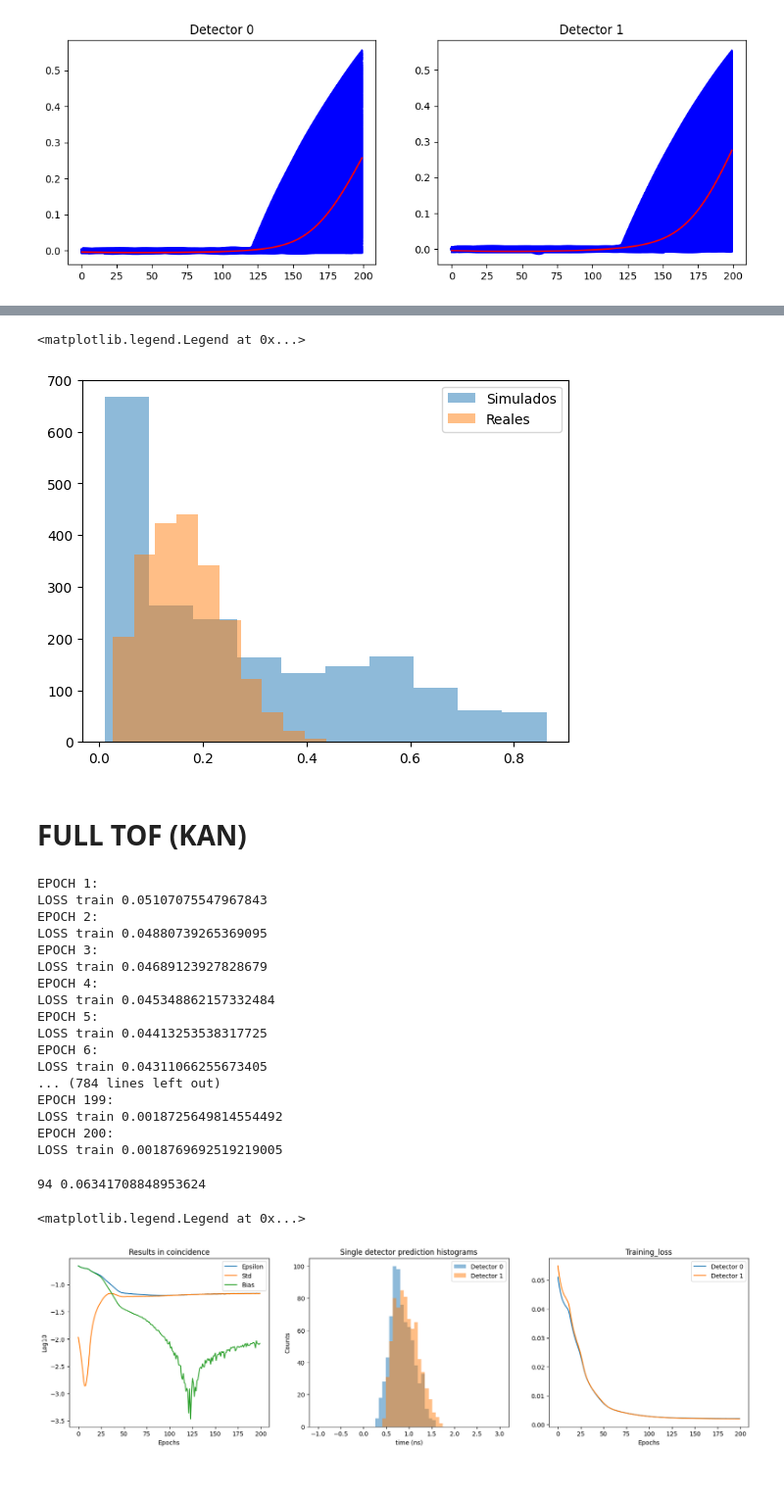
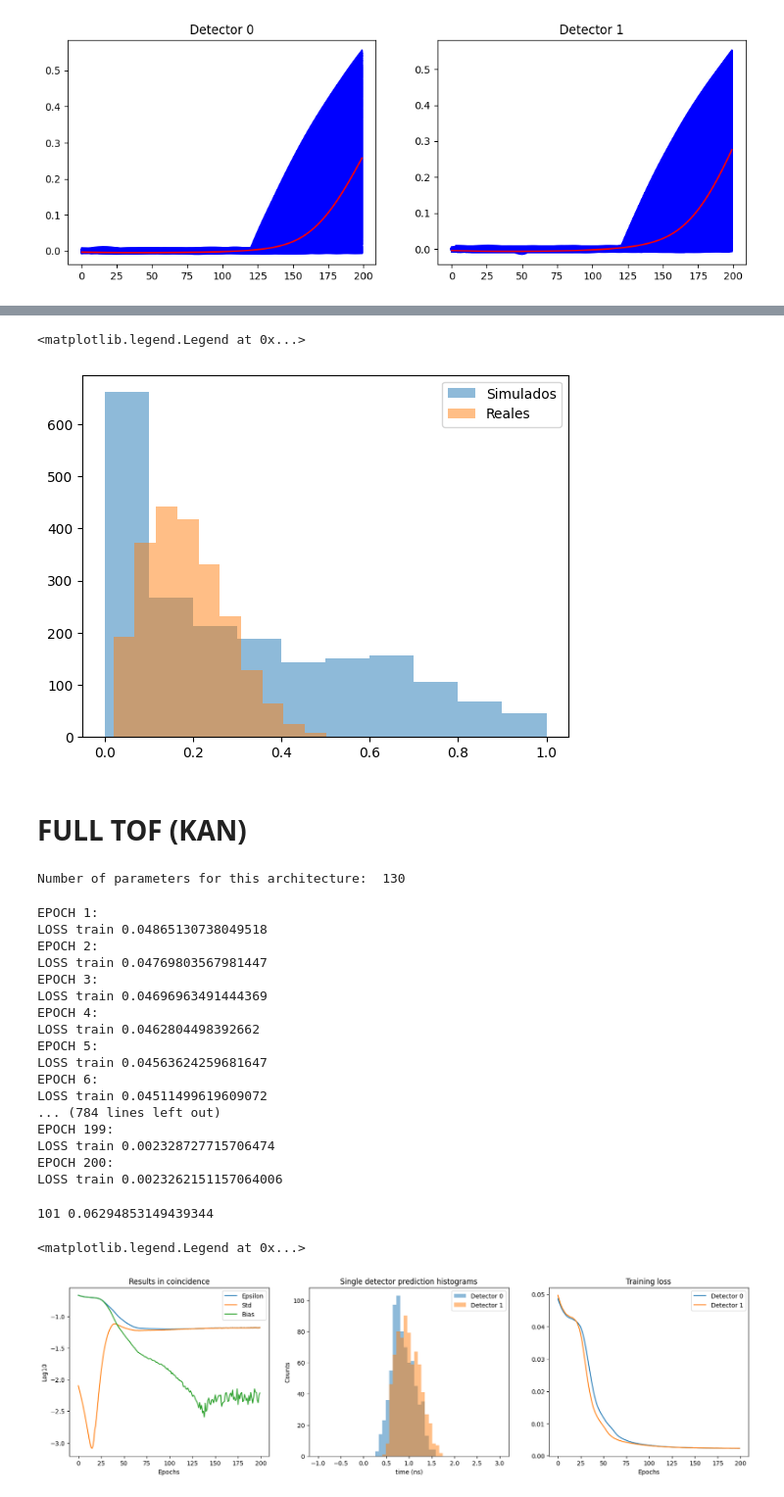
Before and after one commit to wjosefw/Signal-processing-with-Neural-networks, a Jupyter notebook: KAN.ipynb, the cells around one changed output, grey strips where cells are left out. Shown at 98% size. Drawn from its saved outputs; the diff is of its cells as text; code cells hidden in the pictures.

```diff
--- a/KAN.ipynb
+++ b/KAN.ipynb
@@ -91,7 +92,7 @@ t0 = 65 + np.random.randint(10, size = Num_casos)
 
 
 # Define size of train set from datos practica
-Ntrain_practica = int(1*new_pulsos_practica.shape[0])
+Ntrain_practica = int(1.0*new_pulsos_practica.shape[0])
 Ntest_practica = int(0.0*new_pulsos_practica.shape[0])
 print('Número de casos de entrenamiento de la práctica: ', Ntrain_practica)
 print('Número de casos de Test de la práctica: ', Ntest_practica)
@@ -250,7 +251,7 @@ plt.hist(M_Train_dec0[Num_casos:,0,0], alpha = 0.5, label = 'Reales');
 plt.legend()
 # %% [output]
 <matplotlib.legend.Legend at 0x...>
-[figure, old version]
+[figure, new version]
 # %% [markdown]
 # **FULL TOF (KAN)**
 # %%
@@ -278,7 +281,20 @@ model_dec1 = KAN(width = [3, 3, 1, 1], grid = 10, k = 3, seed = 0)
+# %%
+# Define model parameters
+architecture = [NM, 3, 1, 1]
+grid_size = 10
+k_order = 3
+
+# Initialize model
+model_dec0 = KAN(width = architecture, grid = grid_size, k = k_order, seed = 0)
+model_dec1 = KAN(width = architecture, grid = grid_size, k = k_order, seed = 0)
+n_params = n_params_KAN(architecture, grid_size, k_order)
+print('Number of parameters for this architecture: ', n_params)
+# %% [output]
+Number of parameters for this architecture:  130
 # %%
 # Create Dataset
-train_dataset_dec0 = torch.utils.data.TensorDataset(torch.from_numpy(M_Train_dec0), torch.from_numpy(np.expand_dims(REF_train_dec0, axis = -1)))
-train_dataset_dec1 = torch.utils.data.TensorDataset(torch.from_numpy(M_Train_dec1), torch.from_numpy(np.expand_dims(REF_train_dec1, axis = -1)))
+train_dataset_dec0 = torch.utils.data.TensorDataset(torch.from_numpy(M_Train_dec0).float(), torch.from_numpy(np.expand_dims(REF_train_dec0, axis = -1)).float())
+train_dataset_dec1 = torch.utils.data.TensorDataset(torch.from_numpy(M_Train_dec1).float(), torch.from_numpy(np.expand_dims(REF_train_dec1, axis = -1)).float())
 
 # Create DataLoaders
 train_loader_dec0 = torch.utils.data.DataLoader(train_dataset_dec0, batch_size = 32, shuffle = True)
@@ -341,24 +305,25 @@ def train_loop_KAN(model, optimizer, train_loader, test_tensor, EPOCHS = 75):
 # %%
-loss_dec0, test_dec0 = train_loop_KAN(model_dec0, optimizer_dec0, train_loader_dec0, torch.tensor(MOMENTS_TEST[:,:,0]), EPOCHS = 200)
-loss_dec1, test_dec1 = train_loop_KAN(model_dec1, optimizer_dec1, train_loader_dec1, torch.tensor(MOMENTS_TEST[:,:,1]), EPOCHS = 200)
+# Execute train loop
+loss_dec0, test_dec0 = train_loop_KAN(model_dec0, optimizer_dec0, train_loader_dec0, torch.tensor(MOMENTS_TEST[:,:,0]).float(), EPOCHS = 200)
+loss_dec1, test_dec1 = train_loop_KAN(model_dec1, optimizer_dec1, train_loader_dec1, torch.tensor(MOMENTS_TEST[:,:,1]).float(), EPOCHS = 200)
 # %% [output]
 EPOCH 1:
-LOSS train 0.05107075547967843
+LOSS train 0.04865130738049518
 EPOCH 2:
-LOSS train 0.04880739265369095
+LOSS train 0.04769803567981447
 EPOCH 3:
-LOSS train 0.04689123927828679
+LOSS train 0.04696963491444369
 EPOCH 4:
-LOSS train 0.045348862157332484
+LOSS train 0.0462804498392662
 EPOCH 5:
-LOSS train 0.04413253538317725
+LOSS train 0.04563624259681647
 EPOCH 6:
-LOSS train 0.04311066255673405
+LOSS train 0.04511499619609072
 ... (784 lines left out)
 EPOCH 199:
-LOSS train 0.0018725649814554492
+LOSS train 0.002328727715706474
 EPOCH 200:
-LOSS train 0.0018769692519219005
+LOSS train 0.0023262151157064006
 # %%
 if ajuste_grueso == 0:
     TOFN_V28 = (test_dec0[:,:V28.shape[0]] - new_time_step*delays_test_dec0) - (test_dec1[:,: V28.shape[0]] - new_time_step*delays_test_dec1)
@@ -370,6 +335,10 @@ if ajuste_grueso == 1:
     TOFN_V28 = test_dec0[:,:V28.shape[0]] - test_dec1[:,:V28.shape[0]]
     TOFN_V55 = test_dec0[:,V28.shape[0] :V28.shape[0] + V55.shape[0]] - test_dec1[:,V28.shape[0] :V28.shape[0] + V55.shape[0]]
     TOFN_V82 = test_dec0[:,V28.shape[0] + V55.shape[0]:] - test_dec1[:,V28.shape[0] + V55.shape[0]:]
+
+    #TOFN_V28 = test_dec0[:,:TEST_00.shape[0]] - test_dec1[:,:TEST_00.shape[0]]
+    #TOFN_V55 = test_dec0[:,TEST_00.shape[0] : 2*TEST_00.shape[0]] - test_dec1[:, TEST_00.shape[0] : 2*TEST_00.shape[0]]
+    #TOFN_V82 = test_dec0[:,2*TEST_00.shape[0]:] - test_dec1[:,2*TEST_00.shape[0]:]
 
 # Must turn to float64 in order to calculate std on a specific axis
 TOFN_V28 = np.array(TOFN_V28, dtype = 'float64')
@@ -393,36 +362,36 @@ print(idx_min_epsilon, np.min(epsilon))
 plt.figure(figsize = (20,5))
 plt.subplot(131)
 plt.plot(np.log10(epsilon), label = 'Epsilon')
 plt.plot(np.log10(mean_std), label = 'Std')
 plt.plot(np.log10(mean_error_centroid), label = 'Bias')
 plt.title('Results in coincidence')
 plt.xlabel('Epochs')
 plt.ylabel('Log10')
 plt.legend()
 
 plt.subplot(132)
 if ajuste_grueso == 0:
     plt.hist(test_dec0[idx_min_epsilon , V28.shape[0] : V28.shape[0] + V55.shape[0]] - new_time_step*delays_test_dec0, bins = 51, range = [-1, 3], alpha = 0.5, label = 'Detector 0');
     plt.hist(test_dec1[idx_min_epsilon , V28.shape[0] : V28.shape[0] + V55.shape[0]] - new_time_step*delays_test_dec1, bins = 51, range = [-1, 3], alpha = 0.5, label = 'Detector 1');
 
 if ajuste_grueso == 1:
     plt.hist(test_dec0[idx_min_epsilon , :], bins = 51, range = [-1, 3], alpha = 0.5, label = 'Detector 0');
     plt.hist(test_dec1[idx_min_epsilon , :], bins = 51, range = [-1, 3], alpha = 0.5, label = 'Detector 1');
 plt.title('Single detector prediction histograms')
 plt.xlabel('time (ns)')
 plt.ylabel('Counts')
 plt.legend()
 
 plt.subplot(133)
 plt.plot(loss_dec0[:], label = 'Detector 0')
 plt.plot(loss_dec1[:], label = 'Detector 1')
-plt.title('Training_loss')
+plt.title('Training loss')
 plt.xlabel('Epochs')
 plt.legend()
 # %% [output]
-94 0.06341708848953624
+101 0.06294853149439344
 <matplotlib.legend.Legend at 0x...>
-[figure, old version]
+[figure, new version]
 # %%
 epoch = idx_min_epsilon
 nbins = 51
```
Also changed, not shown: parts of 8 cells of this notebook.
